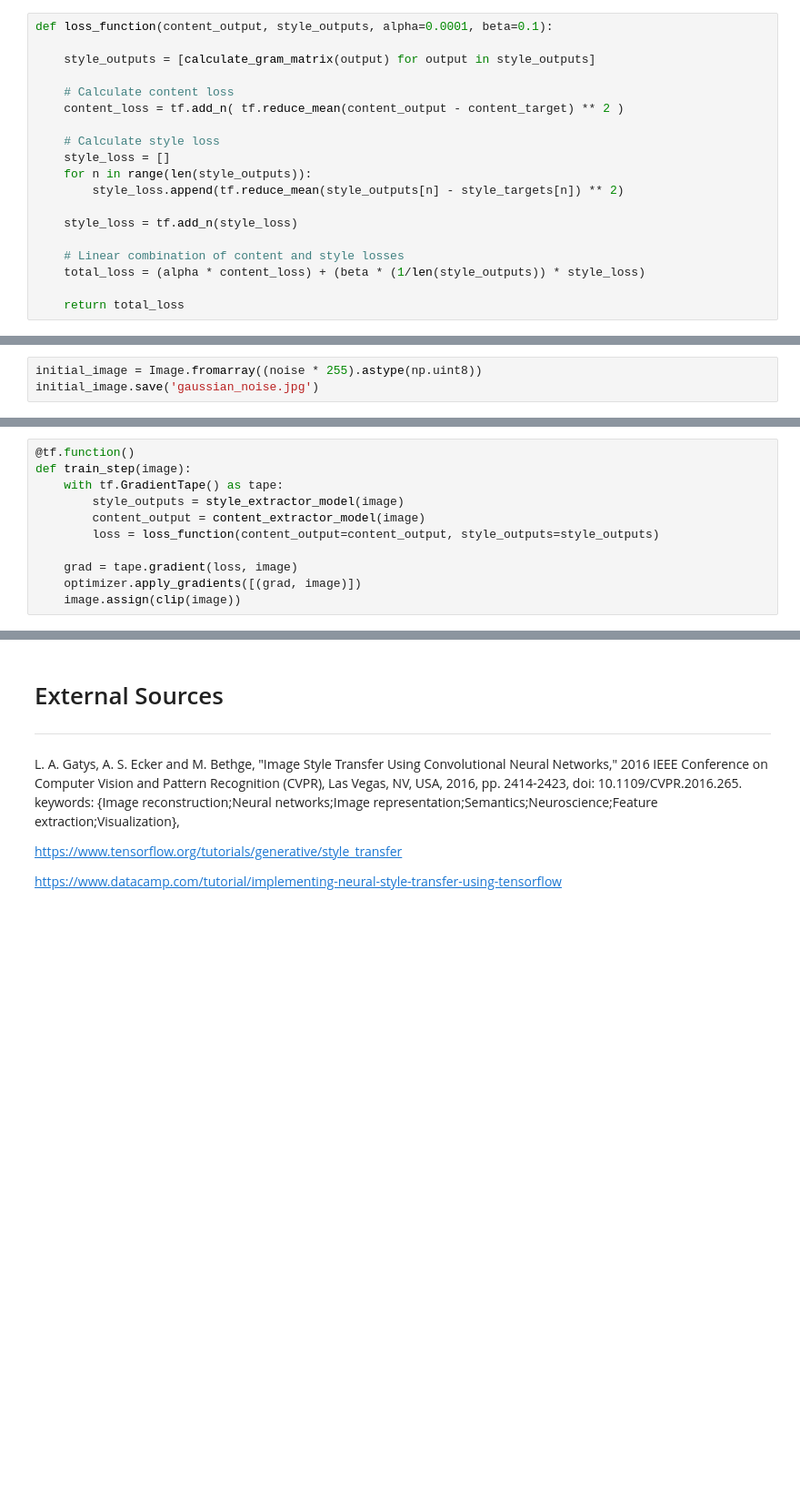
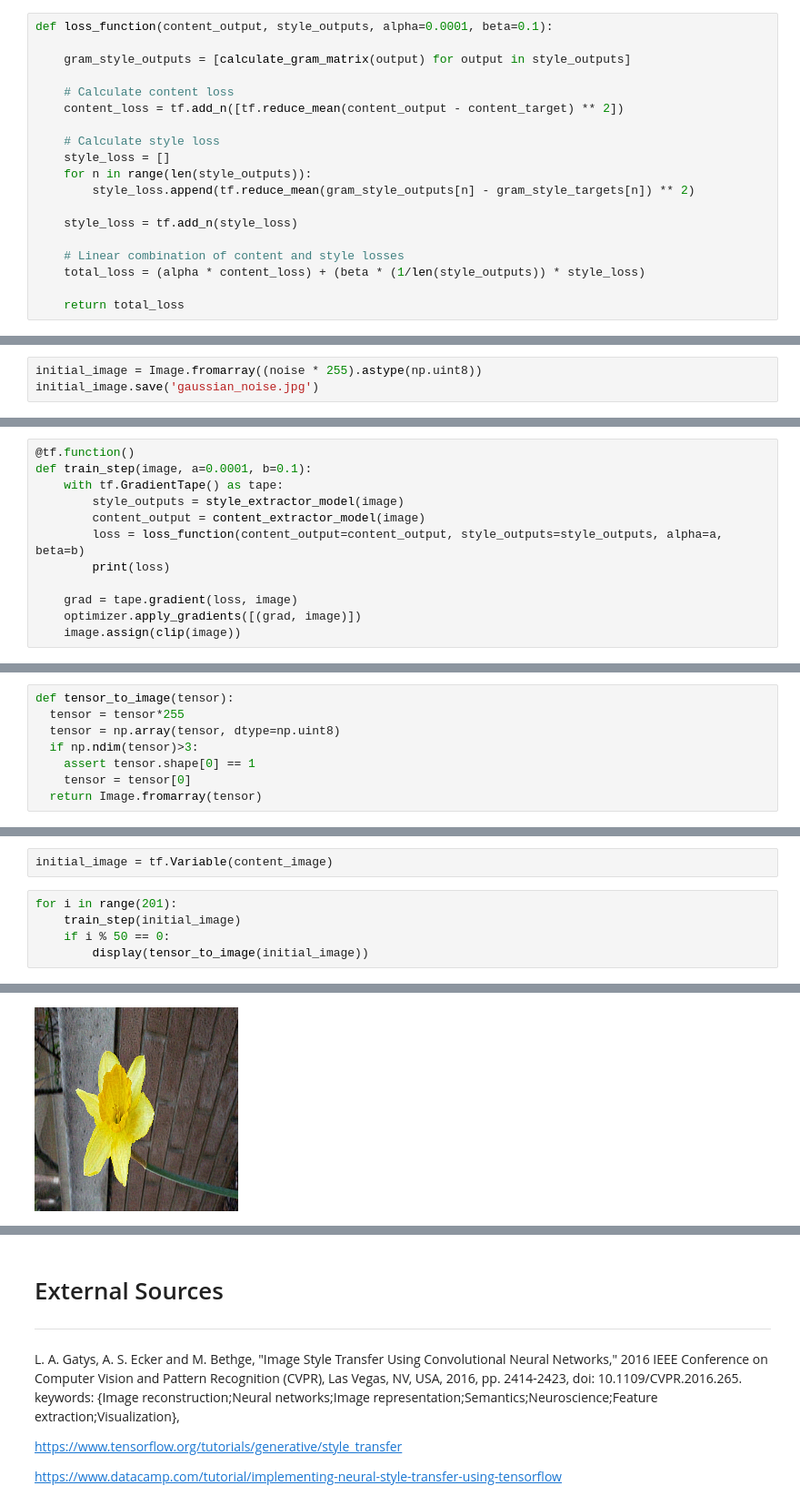
Before and after one commit to TrinityGahagen2K/neural-style-transfer-app, a Jupyter notebook: research_notebook.ipynb, the cells around one changed output, grey strips where cells are left out. Shown at 91% size. Saved outputs shown, nothing was run; the diff lists cells and outputs as text; blank space fills up the shorter version.

Commit message:
Testing more methods, obtained a "working" model, going through tensorflow's tutorial for NST

```diff
--- a/research_notebook.ipynb
+++ b/research_notebook.ipynb
@@ -365,15 +374,15 @@ def calculate_gram_matrix(input_tensor):
 # %%
 def loss_function(content_output, style_outputs, alpha=0.0001, beta=0.1):
 
-    style_outputs = [calculate_gram_matrix(output) for output in style_outputs]
+    gram_style_outputs = [calculate_gram_matrix(output) for output in style_outputs]
 
     # Calculate content loss
-    content_loss = tf.add_n( tf.reduce_mean(content_output - content_target) ** 2 )
+    content_loss = tf.add_n([tf.reduce_mean(content_output - content_target) ** 2])
 
     # Calculate style loss
     style_loss = []
     for n in range(len(style_outputs)):
-        style_loss.append(tf.reduce_mean(style_outputs[n] - style_targets[n]) ** 2)
+        style_loss.append(tf.reduce_mean(gram_style_outputs[n] - gram_style_targets[n]) ** 2)
 
     style_loss = tf.add_n(style_loss)
 
@@ -403,10 +413,11 @@ preprocessed_noise_image = image_to_model_input('gaussian_noise.jpg')
 # %%
 @tf.function()
-def train_step(image):
+def train_step(image, a=0.0001, b=0.1):
     with tf.GradientTape() as tape:
         style_outputs = style_extractor_model(image)
         content_output = content_extractor_model(image)
-        loss = loss_function(content_output=content_output, style_outputs=style_outputs)
+        loss = loss_function(content_output=content_output, style_outputs=style_outputs, alpha=a, beta=b)
+        print(loss)
 
     grad = tape.gradient(loss, image)
     optimizer.apply_gradients([(grad, image)])
@@ -420,0 +425,8 @@ OperatorNotAllowedInGraphError: in user code:
+# %%
+def tensor_to_image(tensor):
+  tensor = tensor*255
+  tensor = np.array(tensor, dtype=np.uint8)
+  if np.ndim(tensor)>3:
+    assert tensor.shape[0] == 1
+    tensor = tensor[0]
+  return Image.fromarray(tensor)
@@ -420,0 +436,8 @@ OperatorNotAllowedInGraphError: in user code:
+# %%
+initial_image = tf.Variable(content_image)
+# %%
+for i in range(201):
+    train_step(initial_image)
+    if i % 50 == 0:
+        display(tensor_to_image(initial_image))
+# %% [output]
@@ -420,0 +446 @@ OperatorNotAllowedInGraphError: in user code:
+[figure, added]
```
Also changed, not shown: parts of 23 cells of this notebook.
